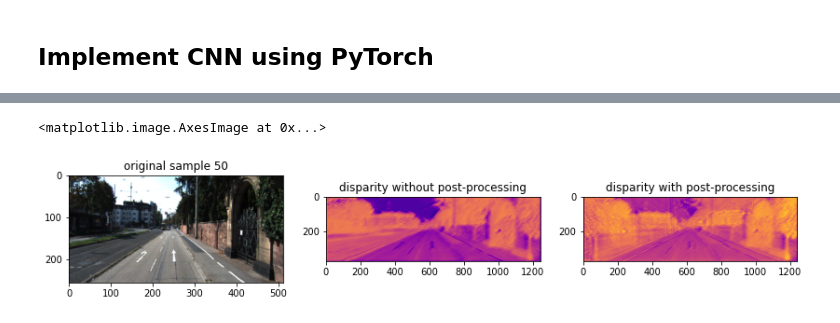
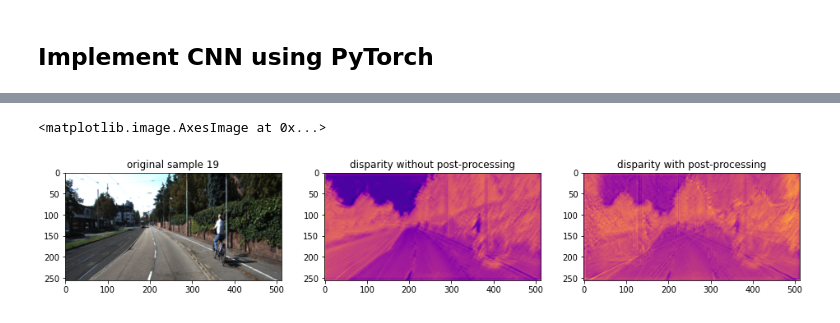
Before and after one commit to yiran0427/depth_estimation, a Jupyter notebook: main.ipynb, the cells around one changed output, grey strips where cells are left out. Saved outputs shown, nothing was run; the diff lists cells and outputs as text; code cells hidden in the pictures.

```diff
--- a/main.ipynb
+++ b/main.ipynb
@@ -60,30 +74,31 @@ torch.Size([77, 2, 256, 512])
 # %%
+# plot original image
 test_size = len(test_loader.dataset)
 
 idx = random.randint(0, test_size)
 
 for data in test_loader:
     img = data['left_image'][idx].permute(1,2,0)
 
 disp = np.load('output_disp/disparities.npy')
 disp_pp = np.load('output_disp/disparities_pp.npy')
 
-disp_to_img = skimage.transform.resize(disp[idx].squeeze(), [375, 1242], mode='constant')
-disp_pp_to_img = skimage.transform.resize(disp_pp[idx].squeeze(), [375, 1242], mode='constant')
+disp_to_img = skimage.transform.resize(disp[idx].squeeze(), [256, 512], mode='constant')
+disp_pp_to_img = skimage.transform.resize(disp_pp[idx].squeeze(), [256, 512], mode='constant')
 
-fig = plt.figure(figsize=(14,10))
+fig = plt.figure(figsize=(16, 12))
 
 ax = fig.add_subplot(1,3,1)
 plt.title('original sample ' + str(idx))
 plt.imshow(img, cmap='plasma')
 
 ax = fig.add_subplot(1,3,2)
 plt.title('disparity without post-processing')
 plt.imshow(disp_to_img, cmap='plasma')
 
 ax = fig.add_subplot(1,3,3)
 plt.title('disparity with post-processing')
 plt.imshow(disp_pp_to_img, cmap='plasma')
 # %% [output]
 <matplotlib.image.AxesImage at 0x...>
-[figure, old version]
+[figure, new version]
```
Also changed, not shown: parts of 2 cells of this notebook, 1 other file.
